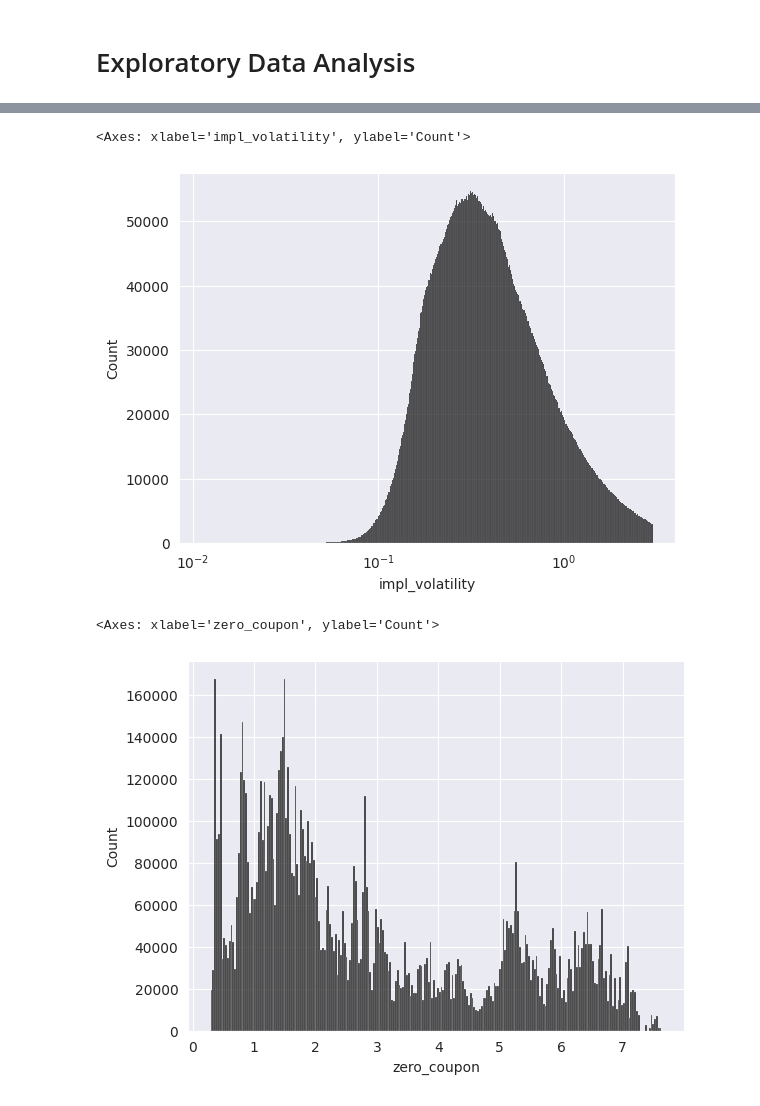
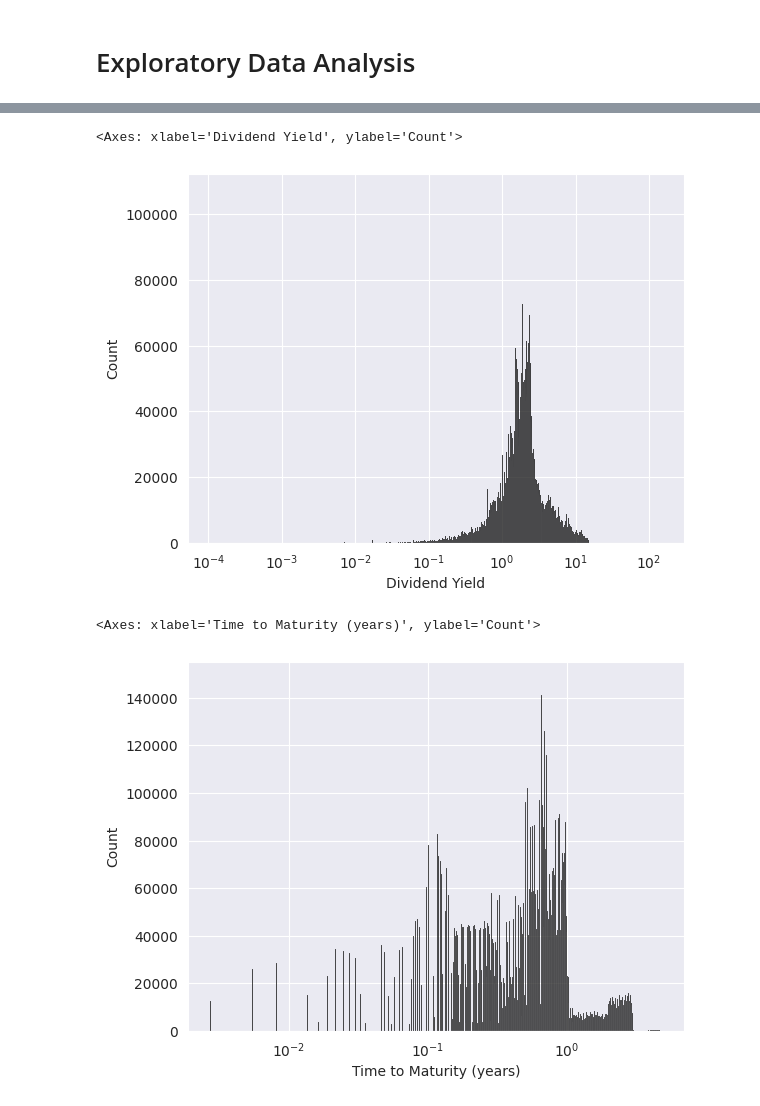
Before and after one commit to juan-esteban-berger/Options_Pricing_AutoML_TensorFlow_XGBoost, a Jupyter notebook: 02_Exploratory_Data_Analysis.ipynb, the cells around one changed output, grey strips where cells are left out. Cells and saved outputs as stored; diff of their text form; code cells hidden in the pictures.

```diff
--- a/02_Exploratory_Data_Analysis.ipynb
+++ b/02_Exploratory_Data_Analysis.ipynb
@@ -64,3 +64,9 @@ results.describe()
 | 50% | 108105.0 | 6.200000e+02 | 3.668820e-01 | 2.205105e+00 | 1.877972e+00 | 3.200000e+01 | 1.0 | 5.201916e-01 |
 | 75% | 112878.0 | 1.495000e+03 | 6.167400e-01 | 4.575809e+00 | 2.535226e+00 | 1.121000e+02 | 1.0 | 7.392197e-01 |
 | max | 189691.0 | 2.150000e+04 | 2.999987e+00 | 7.631664e+00 | 1.473539e+02 | 1.326700e+04 | 1.0 | 4.796715e+00 |
+# %%
+# Rename Columns to More Readable Names
+results = results.rename(columns={'midpoint': 'Bid-Ask Midpoint Price', 'zero_coupon': 'Zero Coupon Rate',
+                                  'div_yield': 'Dividend Yield', 'impl_volatility': 'Implied Volatility',
+                                  'time': 'Time to Maturity (years)', 'strike_price': 'Strike Price',
+                                  'under_price': 'Underlying Price', 'opt_type': 'Option Type'})
@@ -77,10 +93,10 @@ sns.histplot(results['strike_price'], log_scale=True)
 # %%
-sns.histplot(results['impl_volatility'], log_scale=True)
+sns.histplot(results['Dividend Yield'], log_scale=True)
 # %% [output]
-<Axes: xlabel='impl_volatility', ylabel='Count'>
+<Axes: xlabel='Dividend Yield', ylabel='Count'>
-[figure, old version]
+[figure, new version]
 # %%
-sns.histplot(results['zero_coupon'])
+sns.histplot(results['Time to Maturity (years)'], log_scale=True)
 # %% [output]
-<Axes: xlabel='zero_coupon', ylabel='Count'>
+<Axes: xlabel='Time to Maturity (years)', ylabel='Count'>
-[figure, old version]
+[figure, new version]
```
Also changed, not shown: parts of 9 cells of this notebook.
